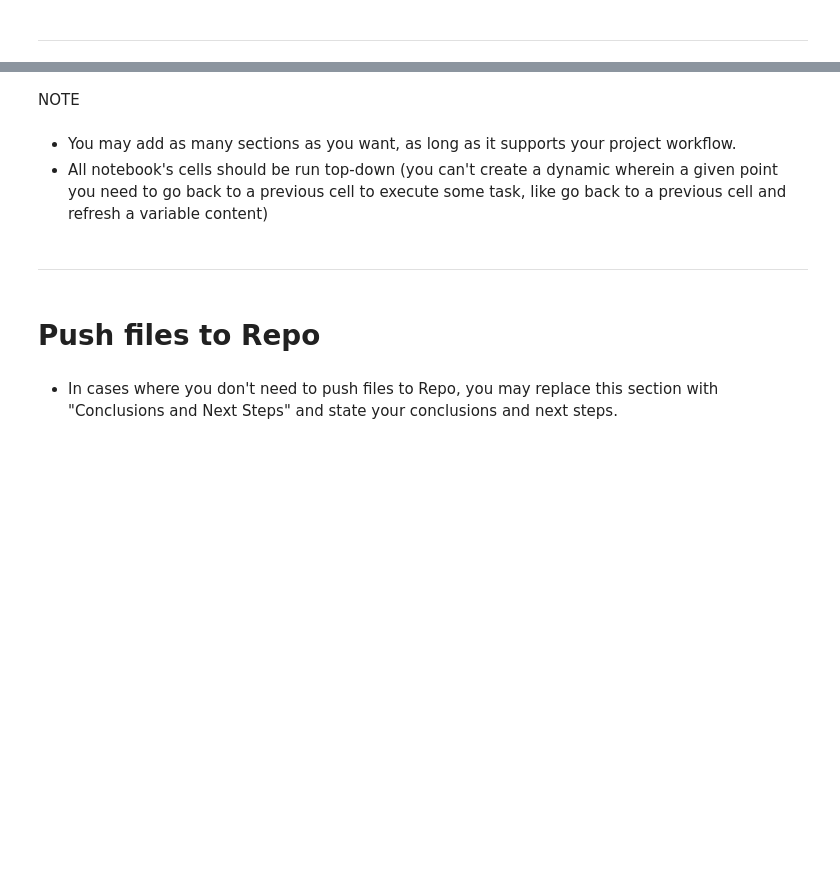
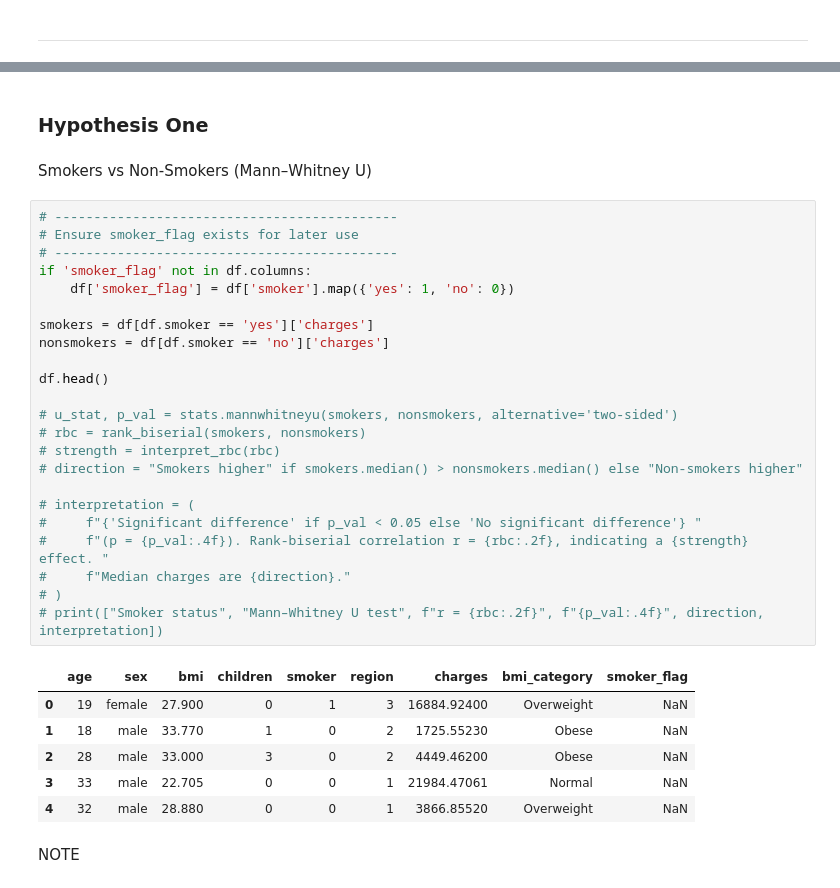
Before and after one commit to H-Smithson/healthcare_data_analysis, a Jupyter notebook: jupyter_notebooks/02_statistical_tests.ipynb, the cells around one changed output, grey strips where cells are left out. Saved outputs shown, nothing was run; the diff lists cells and outputs as text; blank space fills up the shorter version.

```diff
--- a/jupyter_notebooks/02_statistical_tests.ipynb
+++ b/jupyter_notebooks/02_statistical_tests.ipynb
@@ -123,11 +206,36 @@ for col in df_num.columns:
+# %% [markdown]
+### Hypothesis One
+# %% [markdown]
+Smokers vs Non-Smokers (Mann–Whitney U)
+# %%
+# --------------------------------------------
+# Ensure smoker_flag exists for later use
+# --------------------------------------------
+if 'smoker_flag' not in df.columns:
+    df['smoker_flag'] = df['smoker'].map({'yes': 1, 'no': 0})
+
+smokers = df[df.smoker == 'yes']['charges']
+nonsmokers = df[df.smoker == 'no']['charges']
+
+df.head()
+
+# u_stat, p_val = stats.mannwhitneyu(smokers, nonsmokers, alternative='two-sided')
+# rbc = rank_biserial(smokers, nonsmokers)
+# strength = interpret_rbc(rbc)
+# direction = "Smokers higher" if smokers.median() > nonsmokers.median() else "Non-smokers higher"
+
+# interpretation = (
+#     f"{'Significant difference' if p_val < 0.05 else 'No significant difference'} "
+#     f"(p = {p_val:.4f}). Rank-biserial correlation r = {rbc:.2f}, indicating a {strength} effect. "
+#     f"Median charges are {direction}."
+# )
+# print(["Smoker status", "Mann–Whitney U test", f"r = {rbc:.2f}", f"{p_val:.4f}", direction, interpretation])
+# %% [output]
+|  | age | sex | bmi | children | smoker | region | charges | bmi_category | smoker_flag |
+| 0 | 19 | female | 27.900 | 0 | 1 | 3 | 16884.92400 | Overweight | NaN |
+| 1 | 18 | male | 33.770 | 1 | 0 | 2 | 1725.55230 | Obese | NaN |
+| 2 | 28 | male | 33.000 | 3 | 0 | 2 | 4449.46200 | Obese | NaN |
+| 3 | 33 | male | 22.705 | 0 | 0 | 1 | 21984.47061 | Normal | NaN |
+| 4 | 32 | male | 28.880 | 0 | 0 | 1 | 3866.85520 | Overweight | NaN |
 # %% [markdown]
 NOTE
-# %% [markdown]
-* You may add as many sections as you want, as long as it supports your project workflow.
-* All notebook's cells should be run top-down (you can't create a dynamic wherein a given point you need to go back to a previous cell to execute some task, like go back to a previous cell and refresh a variable content)
-# %% [markdown]
----
-# %% [markdown]
-# Push files to Repo
-# %% [markdown]
-* In cases where you don't need to push files to Repo, you may replace this section with "Conclusions and Next Steps" and state your conclusions and next steps.
```
Also changed, not shown: parts of 12 cells of this notebook, 1 other file.
